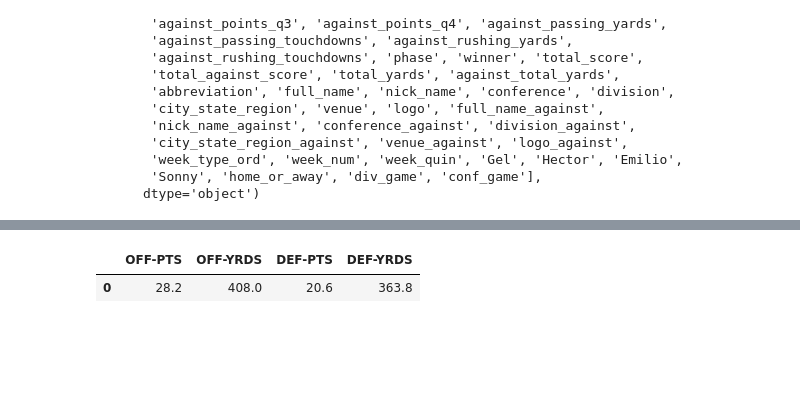
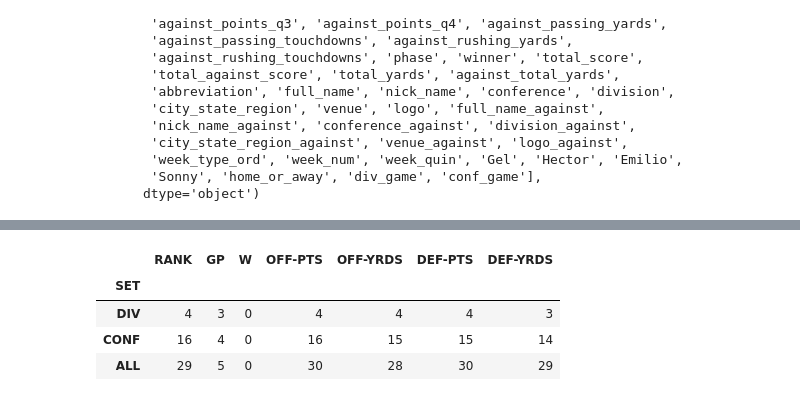
Before and after one commit to ramosem97/Quiniela, a Jupyter notebook: notebook/nfl_charts.ipynb, the cells around one changed output, grey strips where cells are left out. Cells and saved outputs as stored; diff of their text form; code cells hidden in the pictures; blank space fills up the shorter version.

```diff
--- a/notebook/nfl_charts.ipynb
+++ b/notebook/nfl_charts.ipynb
@@ -579,3 +563,4 @@ rankings, team_summ = team_rankings(df_teams, week=5, season=2019)
 # %%
-team_summ.loc[team_summ['TEAM']=='ARI'].drop(['TEAM'], axis=1)
+team_week_ranking = rankings.loc[rankings['TEAM']==team].drop(['TEAM'], axis=1).set_index(['SET'])
+team_week_ranking
 # %% [output]
@@ -583,2 +568,5 @@ team_summ.loc[team_summ['TEAM']=='ARI'].drop(['TEAM'], axis=1)
-|  | OFF-PTS | OFF-YRDS | DEF-PTS | DEF-YRDS |
-| 0 | 28.2 | 408.0 | 20.6 | 363.8 |
+|  | RANK | GP | W | OFF-PTS | OFF-YRDS | DEF-PTS | DEF-YRDS |
+| SET |  |  |  |  |  |  |  |
+| DIV | 4 | 3 | 0 | 4 | 4 | 4 | 3 |
+| CONF | 16 | 4 | 0 | 16 | 15 | 15 | 14 |
+| ALL | 29 | 5 | 0 | 30 | 28 | 30 | 29 |
```
Also changed, not shown: parts of 6 cells of this notebook, 1 other file.
